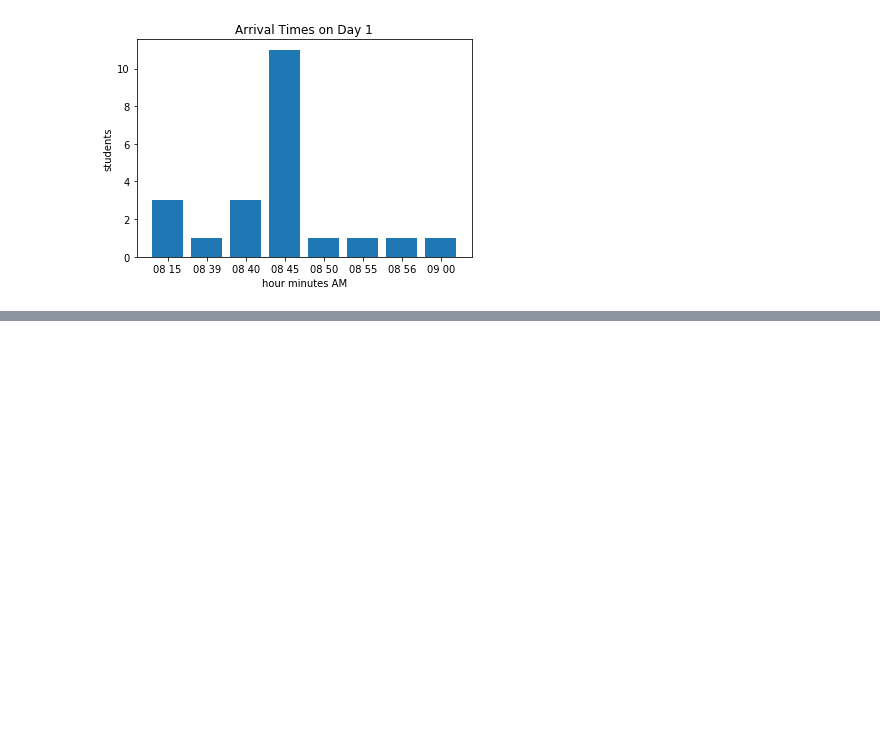
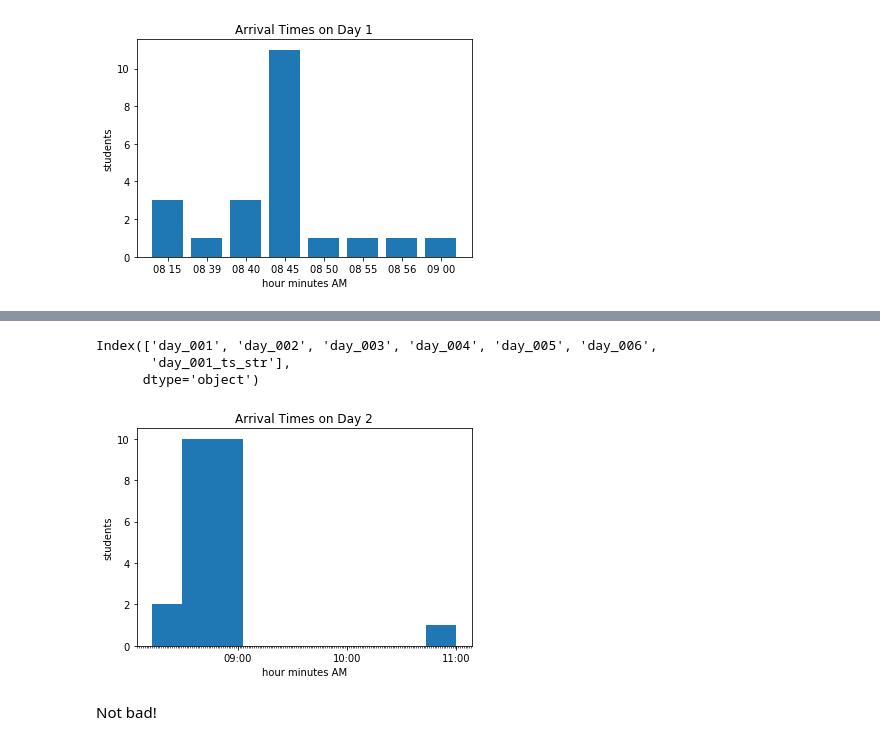
Before and after one commit to MangrobanGit/ds-challenge-05_seattle-ds-career-040119, a Jupyter notebook: Day_5_Challenge_After_6pm.ipynb, the cells around one changed output, grey strips where cells are left out. Cells and saved outputs as stored; diff of their text form; code cells hidden in the pictures; blank space fills up the shorter version.

Commit message:
edit for matplotlib.dates, successful histogram

```diff
--- a/Day_5_Challenge_After_6pm.ipynb
+++ b/Day_5_Challenge_After_6pm.ipynb
@@ -251,0 +264,28 @@ plt.show()
+# %%
+arrivals.columns
+# %% [output]
+Index(['day_001', 'day_002', 'day_003', 'day_004', 'day_005', 'day_006',
+       'day_001_ts_str'],
+      dtype='object')
+# %%
+import matplotlib.dates as mdates
+
+fig, ax = plt.subplots()
+
+ax.hist( x = arrivals['day_002'])
+ax.xaxis.set_major_locator(mdates.HourLocator())
+ax.xaxis.set_minor_locator(mdates.MinuteLocator())
+
+yearFmt = mdates.DateFormatter("'%y")
+yearFmt = mdates.DateFormatter("%H:%M")
+ax.xaxis.set_major_formatter(yearFmt)
+
+ax.set_xlabel("hour minutes AM")
+ax.set_ylabel("students")
+ax.set_title("Arrival Times on Day 2")
+
+plt.show()
+# %% [output]
+[figure, added]
+# %% [markdown]
+Not bad!
```
Also changed, not shown: parts of 7 cells of this notebook.
